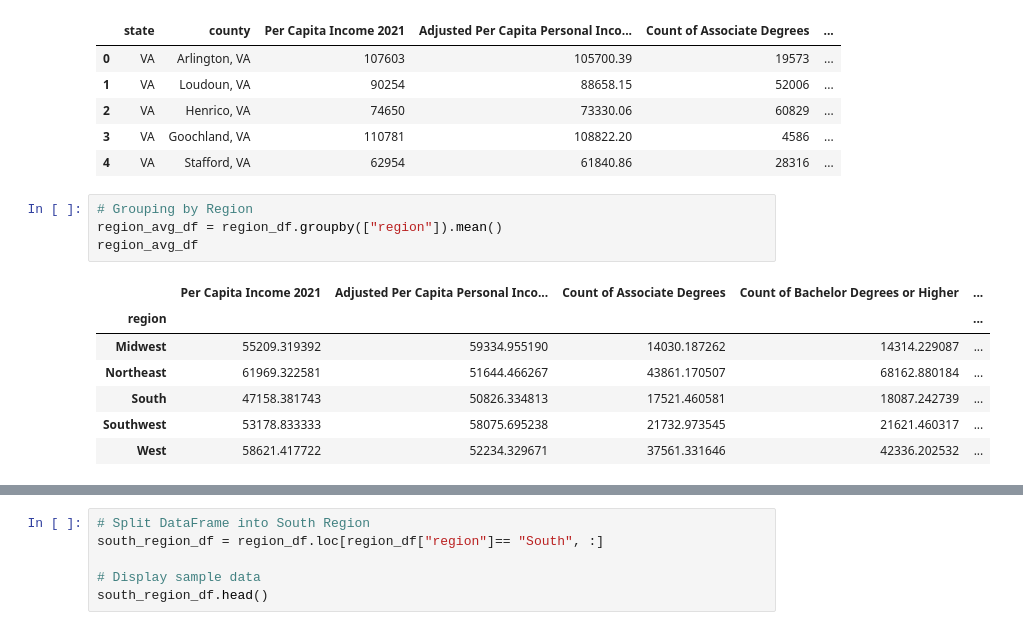
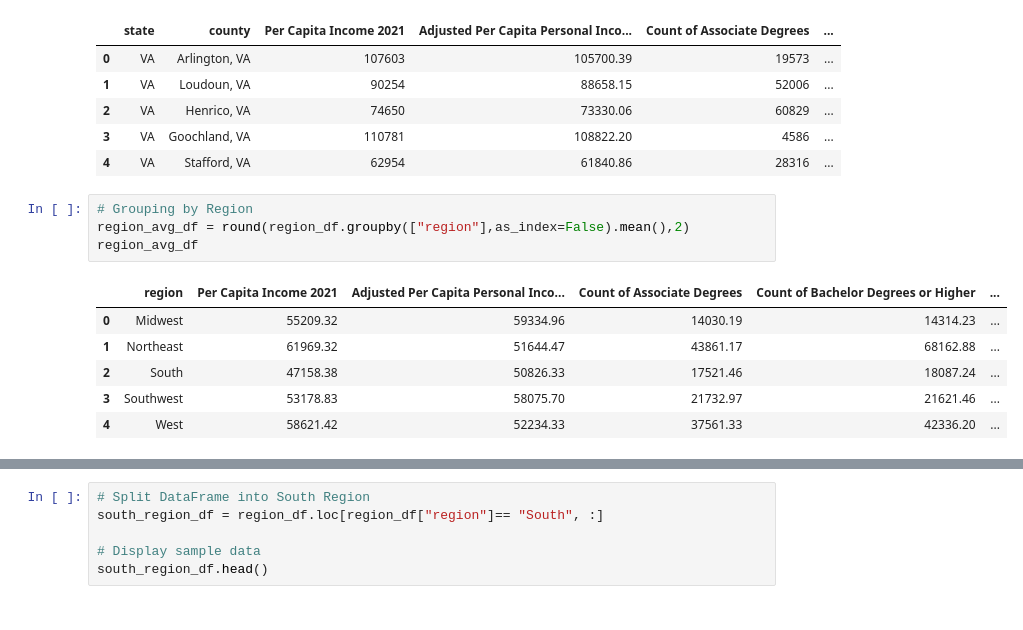
Before and after one commit to Amyebaker/Project1, a Jupyter notebook: Data_Analysis/Project1_Analysis.ipynb, the cells around one changed output, grey strips where cells are left out. Saved outputs shown, nothing was run; the diff lists cells and outputs as text.

```diff
--- a/Data_Analysis/Project1_Analysis.ipynb
+++ b/Data_Analysis/Project1_Analysis.ipynb
@@ -343,13 +343,12 @@ region_df.head()
 | 4 | VA | Stafford, VA | 62954 | 61840.86 | 28316 | ... |
 # %%
 # Grouping by Region
-region_avg_df = region_df.groupby(["region"]).mean()
+region_avg_df = round(region_df.groupby(["region"],as_index=False).mean(),2)
 region_avg_df
 # %% [output]
-|  | Per Capita Income 2021 | Adjusted Per Capita Personal Inco... | Count of Associate Degrees | Count of Bachelor Degrees or Higher | ... |
-| region |  |  |  |  | ... |
-| Midwest | 55209.319392 | 59334.955190 | 14030.187262 | 14314.229087 | ... |
-| Northeast | 61969.322581 | 51644.466267 | 43861.170507 | 68162.880184 | ... |
-| South | 47158.381743 | 50826.334813 | 17521.460581 | 18087.242739 | ... |
-| Southwest | 53178.833333 | 58075.695238 | 21732.973545 | 21621.460317 | ... |
-| West | 58621.417722 | 52234.329671 | 37561.331646 | 42336.202532 | ... |
+|  | region | Per Capita Income 2021 | Adjusted Per Capita Personal Inco... | Count of Associate Degrees | Count of Bachelor Degrees or Higher | ... |
+| 0 | Midwest | 55209.32 | 59334.96 | 14030.19 | 14314.23 | ... |
+| 1 | Northeast | 61969.32 | 51644.47 | 43861.17 | 68162.88 | ... |
+| 2 | South | 47158.38 | 50826.33 | 17521.46 | 18087.24 | ... |
+| 3 | Southwest | 53178.83 | 58075.70 | 21732.97 | 21621.46 | ... |
+| 4 | West | 58621.42 | 52234.33 | 37561.33 | 42336.20 | ... |
```
Also changed, not shown: parts of 13 cells of this notebook, 2 other files.
